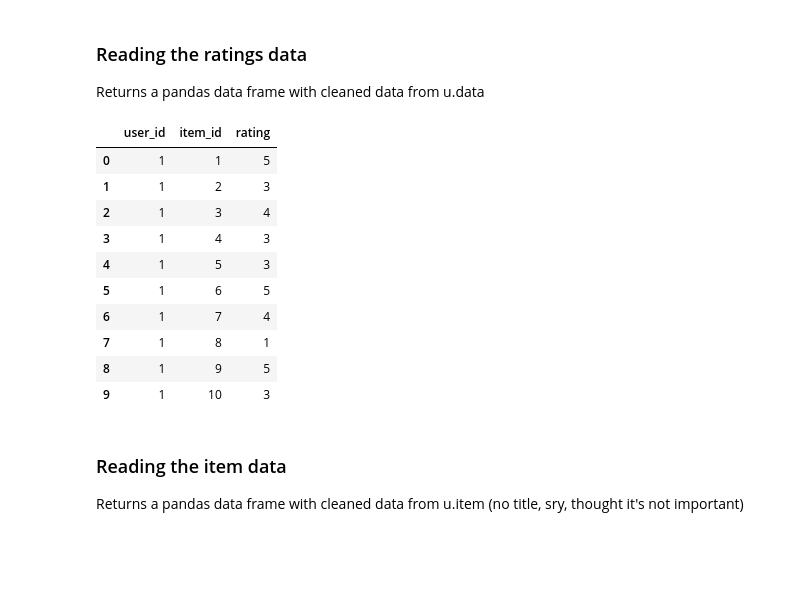
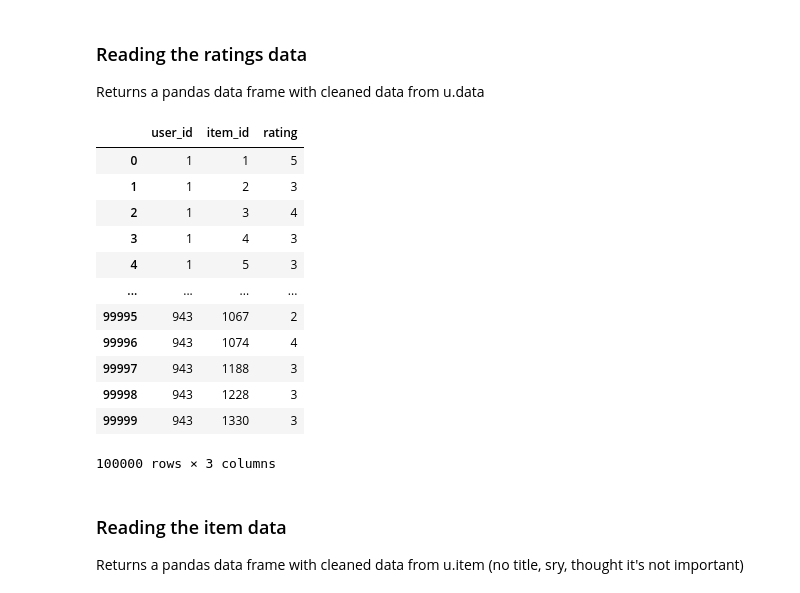
Before and after one commit to Xevenst/MovLensDataSet, a Jupyter notebook: preprocessingEx.ipynb, the cells around one changed output. Cells and saved outputs as stored; diff of their text form; code cells hidden in the pictures; blank space fills up the shorter version.

```diff
--- a/preprocessingEx.ipynb
+++ b/preprocessingEx.ipynb
@@ -8,19 +8,21 @@ Returns a pandas data frame with cleaned data from u.data
 # %%
 ratings = pp.readRatingData()
 ratings = ratings.sort_values(by=['user_id','item_id']).reset_index().drop('index',axis=1)
-ratings[0:10]
+ratings
 # %% [output]
 |  | user_id | item_id | rating |
 | 0 | 1 | 1 | 5 |
 | 1 | 1 | 2 | 3 |
 | 2 | 1 | 3 | 4 |
 | 3 | 1 | 4 | 3 |
 | 4 | 1 | 5 | 3 |
-| 5 | 1 | 6 | 5 |
-| 6 | 1 | 7 | 4 |
-| 7 | 1 | 8 | 1 |
-| 8 | 1 | 9 | 5 |
-| 9 | 1 | 10 | 3 |
+| ... | ... | ... | ... |
+| 99995 | 943 | 1067 | 2 |
+| 99996 | 943 | 1074 | 4 |
+| 99997 | 943 | 1188 | 3 |
+| 99998 | 943 | 1228 | 3 |
+| 99999 | 943 | 1330 | 3 |
+100000 rows × 3 columns
 # %% [markdown]
 <h3>Reading the item data</h3>
 Returns a pandas data frame with cleaned data from u.item (no title, sry, thought it's not important)
```
Also changed, not shown: parts of 2 cells of this notebook, 1 other file.
